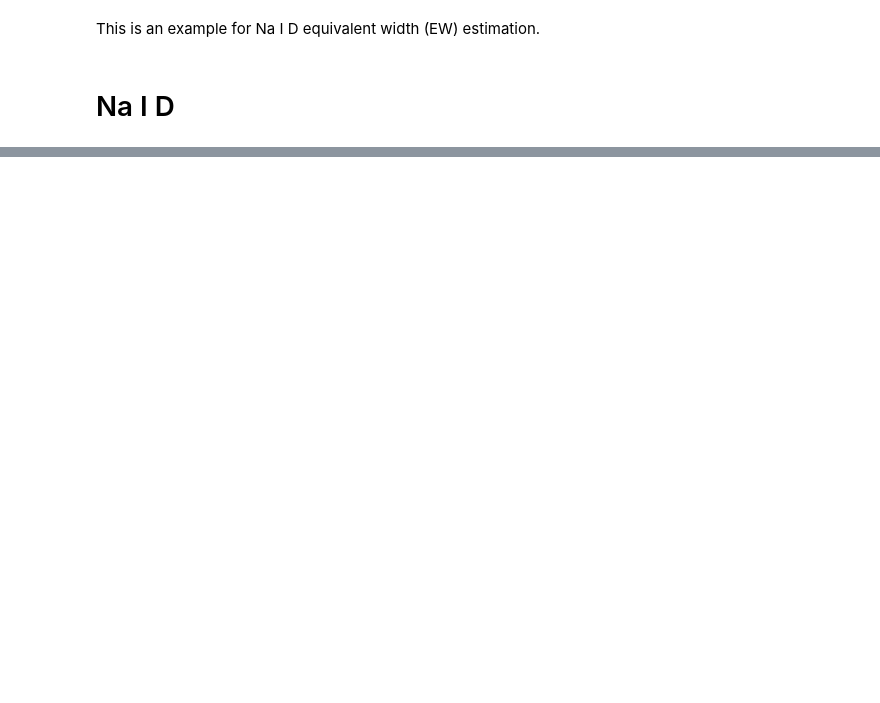
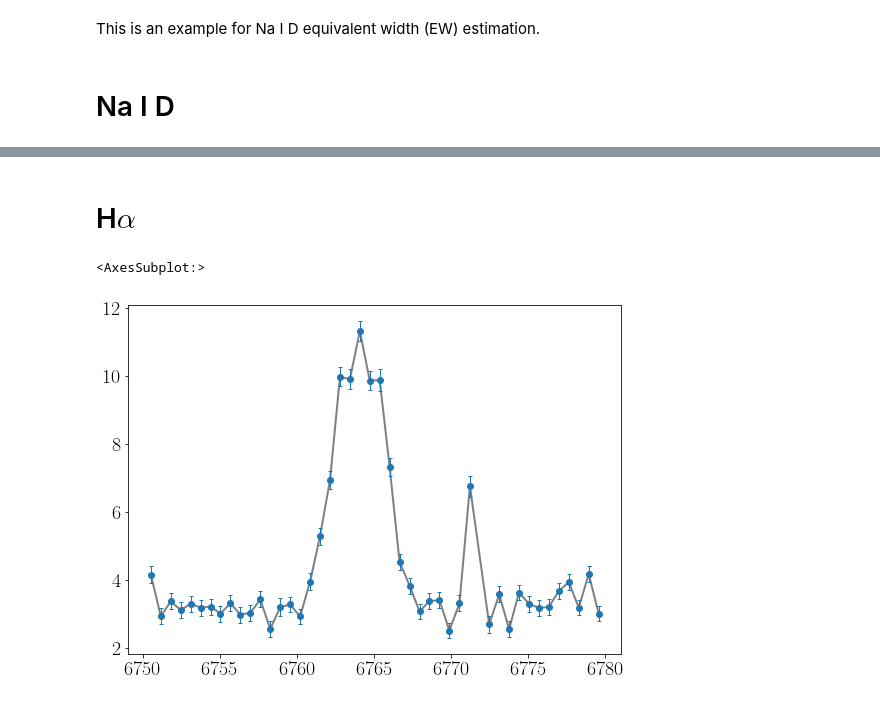
Before and after one commit to slowdivePTG/sn_line_velocities, a Jupyter notebook: narrow_absorption.ipynb, the cells around one changed output, grey strips where cells are left out. Drawn from its saved outputs; the diff is of its cells as text; code cells hidden in the pictures; blank space fills up the shorter version.

```diff
--- a/narrow_absorption.ipynb
+++ b/narrow_absorption.ipynb
@@ -65,0 +56,7 @@ pm.model_to_graphviz(Model_NaI)
+# %% [markdown]
+# H$\alpha$
+# %%
+Spec.plot_line_region(6750, 6780)
+# %% [output]
+<AxesSubplot:>
+[figure, added]
```
Also changed, not shown: parts of 8 cells of this notebook, 14 other files.
